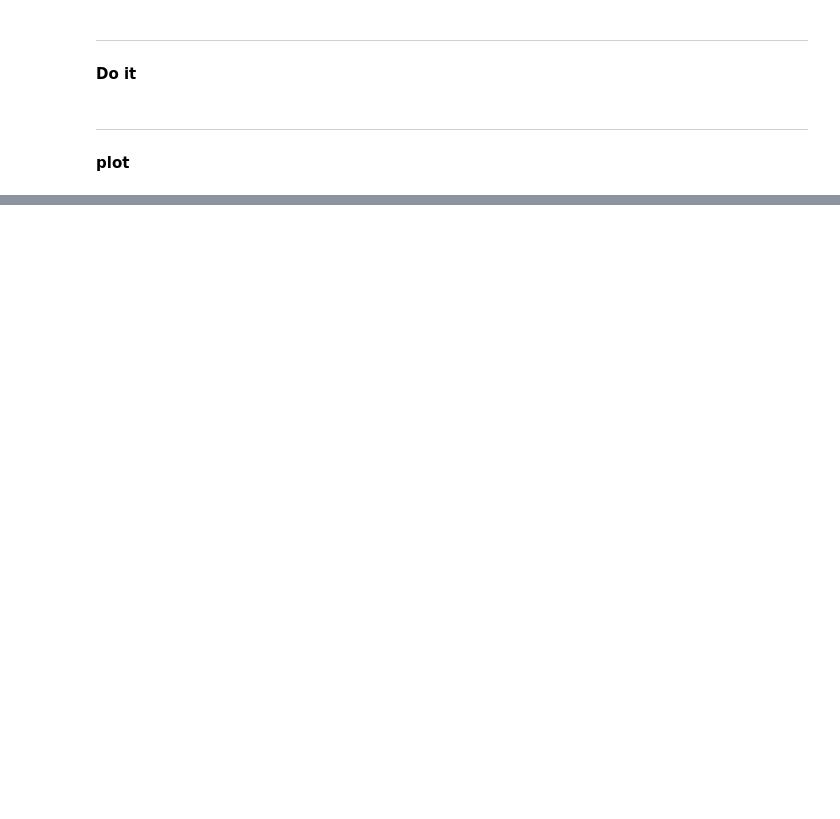
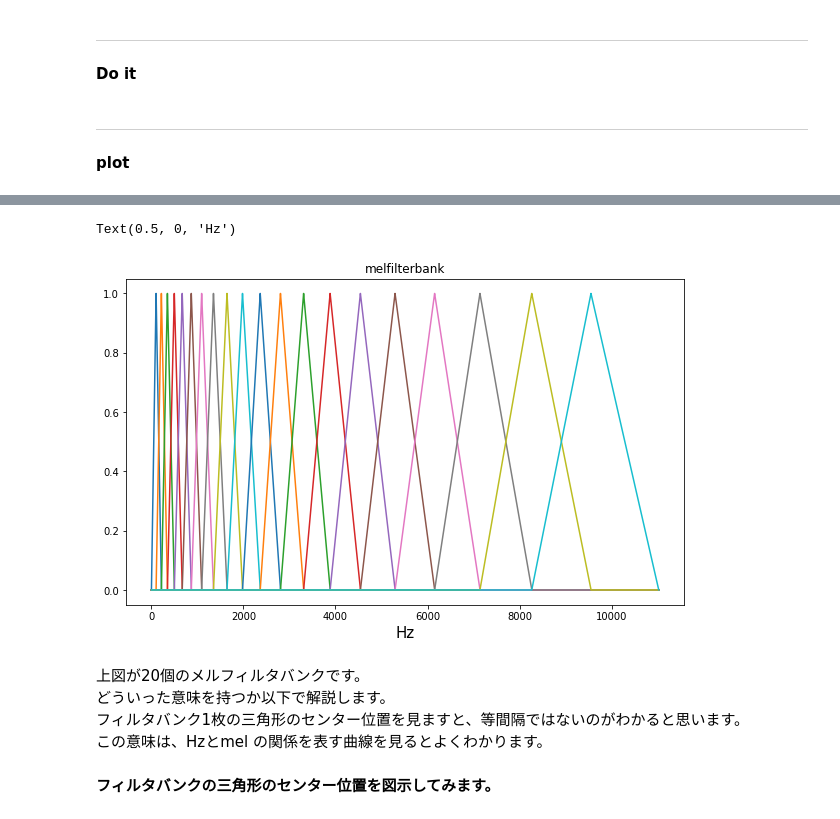
Before and after one commit to fkubota/sound-ML-tutorial, a Jupyter notebook: 020_MFCC.ipynb, the cells around one changed output, grey strips where cells are left out. Saved outputs shown, nothing was run; the diff lists cells and outputs as text; code cells hidden in the pictures; blank space fills up the shorter version.

```diff
--- a/020_MFCC.ipynb
+++ b/020_MFCC.ipynb
@@ -121,0 +174,49 @@ def mel2hz(m):
+# %%
+nmax = 11025.0
+# %%
+def melFilterBank(fs, nfft, numChannels):
+    """メルフィルタバンクを作成"""
+    fmax = fs / 2
+    melmax = hz2mel(fmax)
+    nmax = nfft / 2
+    df = fs / nfft
+    dmel = melmax / (numChannels + 1)
+    melcenters = np.arange(1, numChannels + 1) * dmel
+    fcenters = mel2hz(melcenters)
+    indexcenter = np.round(fcenters / df)
+    indexstart = np.hstack(([0], indexcenter[0:numChannels - 1]))
+    indexstop = np.hstack((indexcenter[1:numChannels], [nmax]))
+
+    filterbank = np.zeros((numChannels, int(nmax)))
+    for c in np.arange(0, numChannels):
+        increment= 1.0 / (indexcenter[c] - indexstart[c])
+        for i in np.arange(indexstart[c], indexcenter[c]):
+            i = int(i)
+            filterbank[c, i] = (i - indexstart[c]) * increment
+        decrement = 1.0 / (indexstop[c] - indexcenter[c])
+        for i in np.arange(indexcenter[c], indexstop[c]):
+            i = int(i)
+            filterbank[c, i] = 1.0 - ((i - indexcenter[c]) * decrement)
+
+    return filterbank, fcenters
+
+# メルフィルタバンクを作成
+numChannels = 20  # メルフィルタバンクのチャネル数
+df = sr / nfft   # 周波数解像度（周波数インデックス1あたりのHz幅）
+filterbank, fcenters = melFilterBank(sr, nfft, numChannels)
+# %%
+fig, ax = plt.subplots(figsize=(10, 6))
+for i in range(len(filterbank)):
+    ax.plot(np.arange(0, nfft/2)*df, filterbank[i])
+ax.set_title('melfilterbank')
+ax.set_xlabel('Hz', fontsize=15)
+# %% [output]
+Text(0.5, 0, 'Hz')
+[figure, added]
+# %% [markdown]
+上図が20個のメルフィルタバンクです。
+どういった意味を持つか以下で解説します。
+フィルタバンク1枚の三角形のセンター位置を見ますと、等間隔ではないのがわかると思います。
+この意味は、Hzとmel の関係を表す曲線を見るとよくわかります。
+# %% [markdown]
+**フィルタバンクの三角形のセンター位置を図示してみます。**
```
Also changed, not shown: parts of 36 cells of this notebook.
